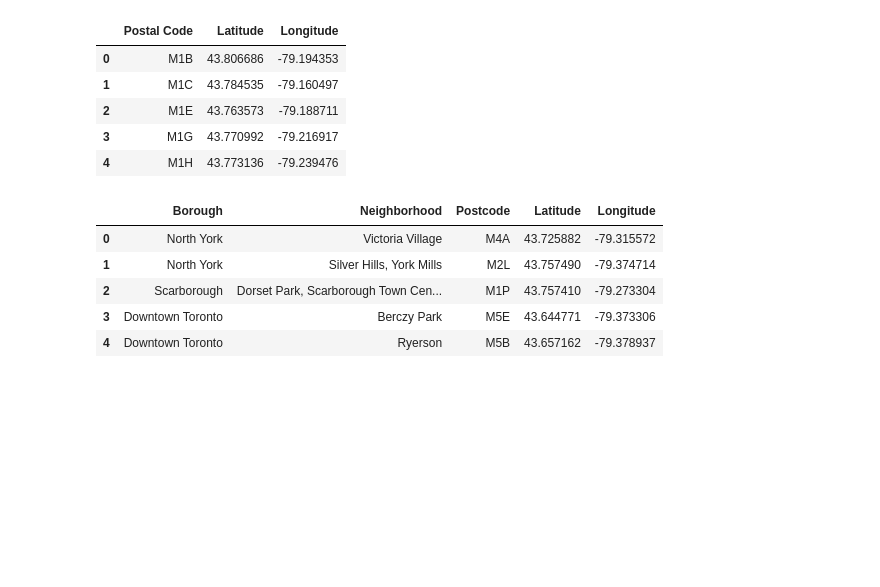
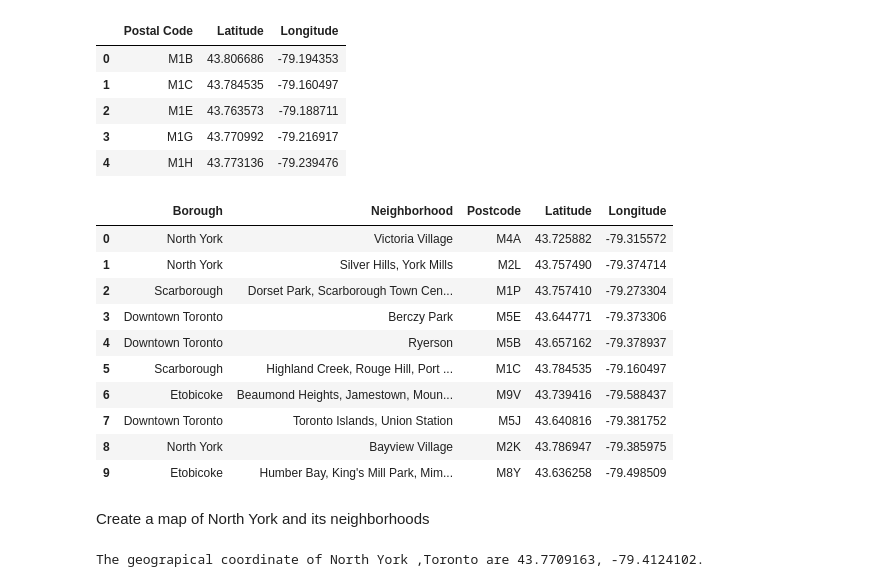
Before and after one commit to RaviSinghIBM/DataScience, a Jupyter notebook: Segmenting and Clustering Toronto.ipynb, the cells around one changed output. Drawn from its saved outputs; the diff is of its cells as text; code cells hidden in the pictures; blank space fills up the shorter version.

```diff
--- a/Segmenting and Clustering Toronto.ipynb
+++ b/Segmenting and Clustering Toronto.ipynb
@@ -145,11 +145,27 @@ df_coords.head()
 # %%
 df_toronto = pd.merge(df_toronto, df_coords.rename(columns={'Postal Code':'Postcode'}), on='Postcode',  how='left')
 # %%
-df_toronto.head()
+df_toronto.head(10)
 # %% [output]
 |  | Borough | Neighborhood | Postcode | Latitude | Longitude |
 | 0 | North York | Victoria Village | M4A | 43.725882 | -79.315572 |
 | 1 | North York | Silver Hills, York Mills | M2L | 43.757490 | -79.374714 |
 | 2 | Scarborough | Dorset Park, Scarborough Town Cen... | M1P | 43.757410 | -79.273304 |
 | 3 | Downtown Toronto | Berczy Park | M5E | 43.644771 | -79.373306 |
 | 4 | Downtown Toronto | Ryerson | M5B | 43.657162 | -79.378937 |
+| 5 | Scarborough | Highland Creek, Rouge Hill, Port ... | M1C | 43.784535 | -79.160497 |
+| 6 | Etobicoke | Beaumond Heights, Jamestown, Moun... | M9V | 43.739416 | -79.588437 |
+| 7 | Downtown Toronto | Toronto Islands, Union Station | M5J | 43.640816 | -79.381752 |
+| 8 | North York | Bayview Village | M2K | 43.786947 | -79.385975 |
+| 9 | Etobicoke | Humber Bay, King's Mill Park, Mim... | M8Y | 43.636258 | -79.498509 |
+# %% [markdown]
+Create a map of North York and its neighborhoods
+# %%
+address = 'North York,Toronto'
+geolocator = Nominatim()
+location = geolocator.geocode(address)
+latitude_x = location.latitude
+longitude_y = location.longitude
+print('The geograpical coordinate of North York ,Toronto are {}, {}.'.format(latitude_x, longitude_y))
+# %% [output]
+The geograpical coordinate of North York ,Toronto are 43.7709163, -79.4124102.
```
Also changed, not shown: parts of 3 cells of this notebook.
